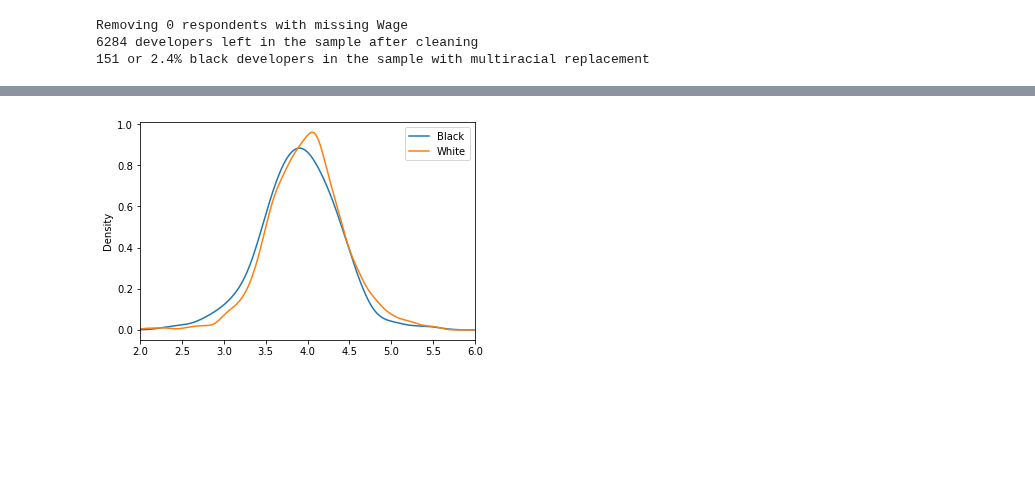
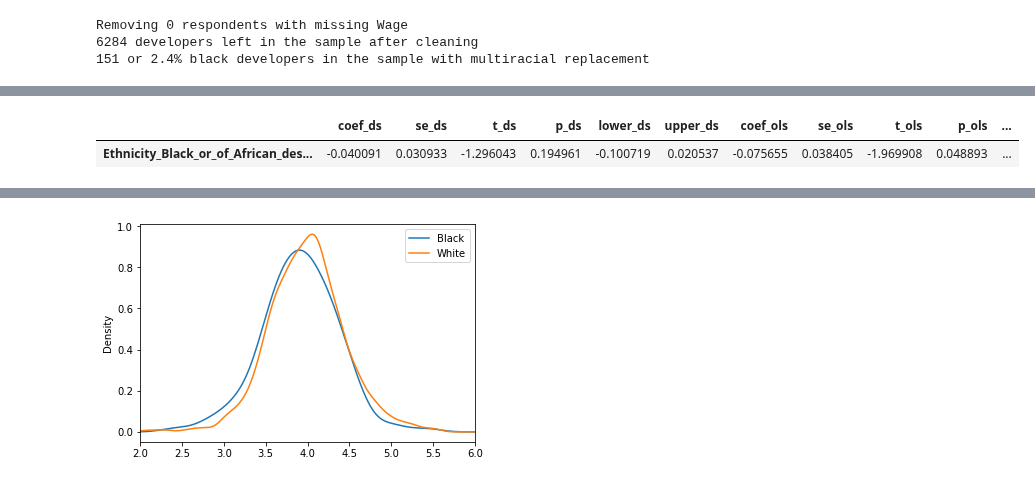
Before and after one commit to whoisnnamdi/black-dev-2020, a Jupyter notebook: code/notebook.ipynb, the cells around one changed output, grey strips where cells are left out. Saved outputs shown, nothing was run; the diff lists cells and outputs as text; code cells hidden in the pictures; blank space fills up the shorter version.

```diff
--- a/code/notebook.ipynb
+++ b/code/notebook.ipynb
@@ -33,5 +34,11 @@ Design matrix complete with 202 variables/columns
 # %%
 D = "Ethnicity"
+# %%
+results = analyze.analyze(Y, X, D)
+results
+# %% [output]
+|  | coef_ds | se_ds | t_ds | p_ds | lower_ds | upper_ds | coef_ols | se_ols | t_ols | p_ols | ... |
+| Ethnicity_Black_or_of_African_des... | -0.040091 | 0.030933 | -1.296043 | 0.194961 | -0.100719 | 0.020537 | -0.075655 | 0.038405 | -1.969908 | 0.048893 | ... |
 # %%
 results = analyze.analyze(Y, X, D)
 results
```
Also changed, not shown: parts of 2 cells of this notebook.
